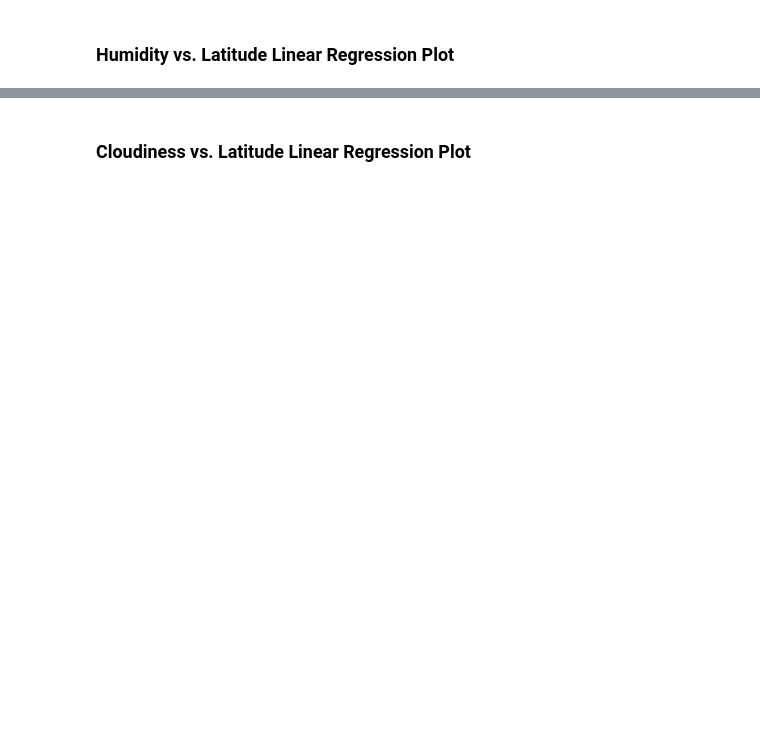
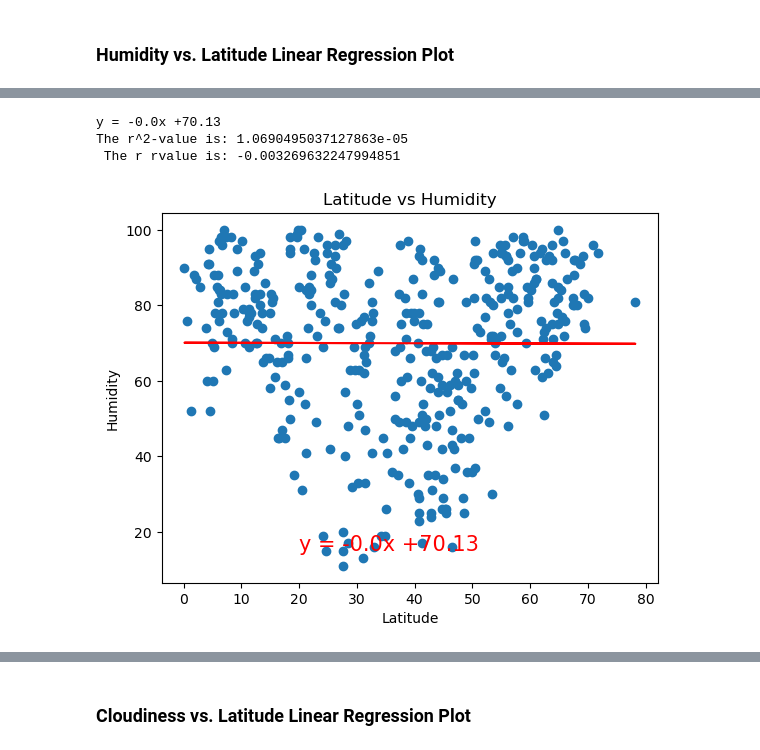
Before and after one commit to DidemBl/python-api-challenge, a Jupyter notebook: WeatherPy/WeatherPy.ipynb, the cells around one changed output, grey strips where cells are left out. Drawn from its saved outputs; the diff is of its cells as text; code cells hidden in the pictures; blank space fills up the shorter version.

```diff
--- a/WeatherPy/WeatherPy.ipynb
+++ b/WeatherPy/WeatherPy.ipynb
@@ -272,0 +346,8 @@ linear_regression(northern_hemi_df["Lat"],northern_hemi_df["Max Temp"] , "Latitu
+# %%
+# Northern Hemisphere
+linear_regression(northern_hemi_df["Lat"],northern_hemi_df["Humidity"] , "Latitude vs Humidity", "Latitude", "Humidity")
+# %% [output]
+y = -0.0x +70.13
+The r^2-value is: 1.0690495037127863e-05
+ The r rvalue is: -0.003269632247994851
+[figure, added]
```
Also changed, not shown: parts of 35 cells of this notebook, 5 other files.
